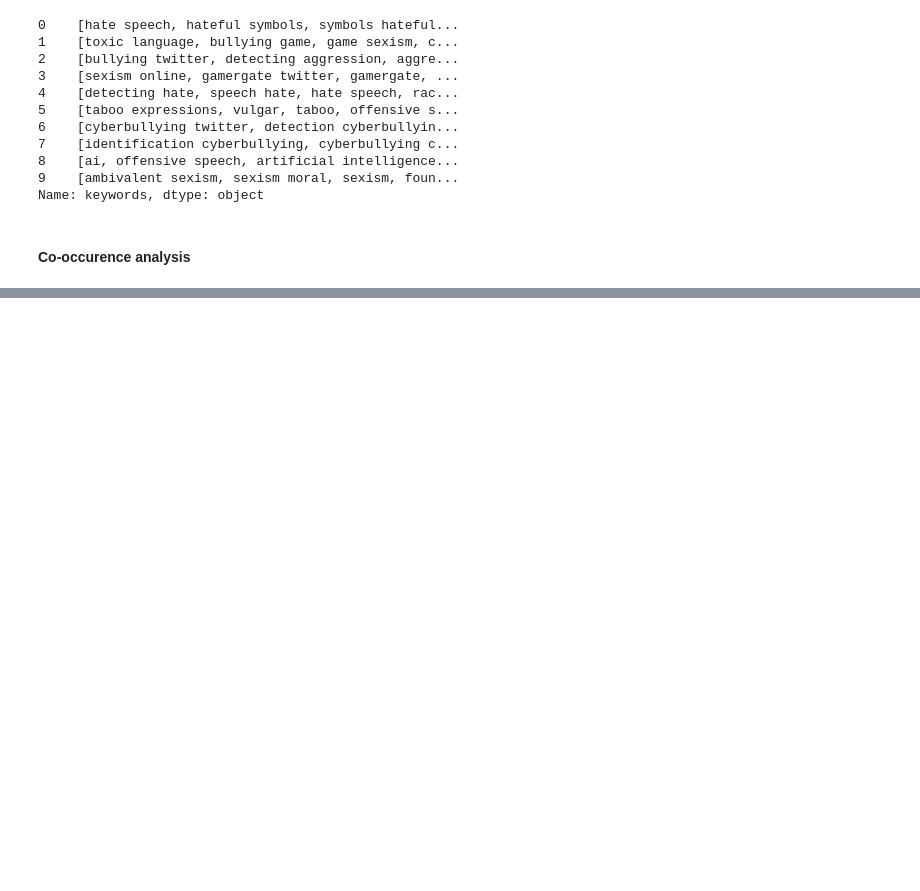
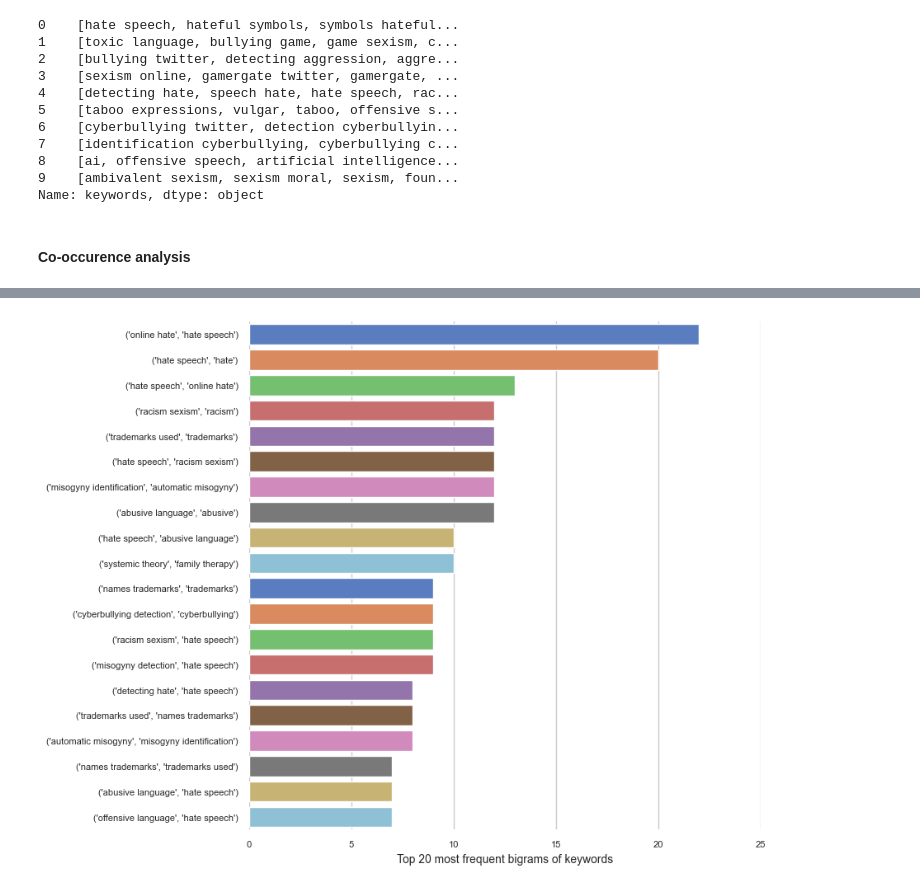
Before and after one commit to booktrackerGirl/Data-wrangling-and-analysis, a Jupyter notebook: Google Scholar Search/SerpAPI/serpapi_analysis.ipynb, the cells around one changed output, grey strips where cells are left out. Drawn from its saved outputs; the diff is of its cells as text; code cells hidden in the pictures; blank space fills up the shorter version.

```diff
--- a/Google Scholar Search/SerpAPI/serpapi_analysis.ipynb
+++ b/Google Scholar Search/SerpAPI/serpapi_analysis.ipynb
@@ -809,3 +809,14 @@ data['keywords'].head(10)
 Name: keywords, dtype: object
 # %% [markdown]
 #### Co-occurence analysis
+# %%
+#maybe this step can be omited, as bigrams are not required
+#having keywords itself is fine
+'''
+def bigram_sequence(text_lst):
+    result = [a for ls in text_lst for a in zip(ls.split(" ")[:-1], ls.split(" ")[1:])]
+    return result
+
+data['bigram_keywords'] = data['keywords'].apply(bigram_sequence)
+
+'''
@@ -811,0 +865,10 @@ Name: keywords, dtype: object
+# %%
+# Flatten list of bigrams in clean texts
+
+terms_b= data['coupled_keywords']
+bigrams = list(chain.from_iterable(terms_b)) #list(itertools.chain(*terms_b))
+
+# Create counter of words in clean bigrams
+bigram_counts = collections.Counter(bigrams)
+
+bigram_counts.most_common(100)
@@ -811,0 +893,5 @@ Name: keywords, dtype: object
+# %%
+bigram_df = pd.DataFrame(bigram_counts.most_common(100),
+                             columns=['bigram', 'count'])
+
+bigram_df
@@ -811,0 +912,13 @@ Name: keywords, dtype: object
+# %%
+f, ax = plt.subplots(figsize=(8, 8))
+palette = sns.color_palette("muted")
+top_20_bigram = bigram_df[:20]
+p = sns.barplot(x="count", y="bigram", data=top_20_bigram,
+            label="count", palette=palette)
+ax.set(xlim=(0, 25))
+sns.despine(left=True, bottom=True)
+p.set_xlabel("Top 20 most frequent bigrams of keywords", fontsize=10)
+p.set_ylabel("",fontsize=10)
+p.tick_params(labelsize=8)
+# %% [output]
+[figure, added]
```
Also changed, not shown: parts of 7 cells of this notebook.
